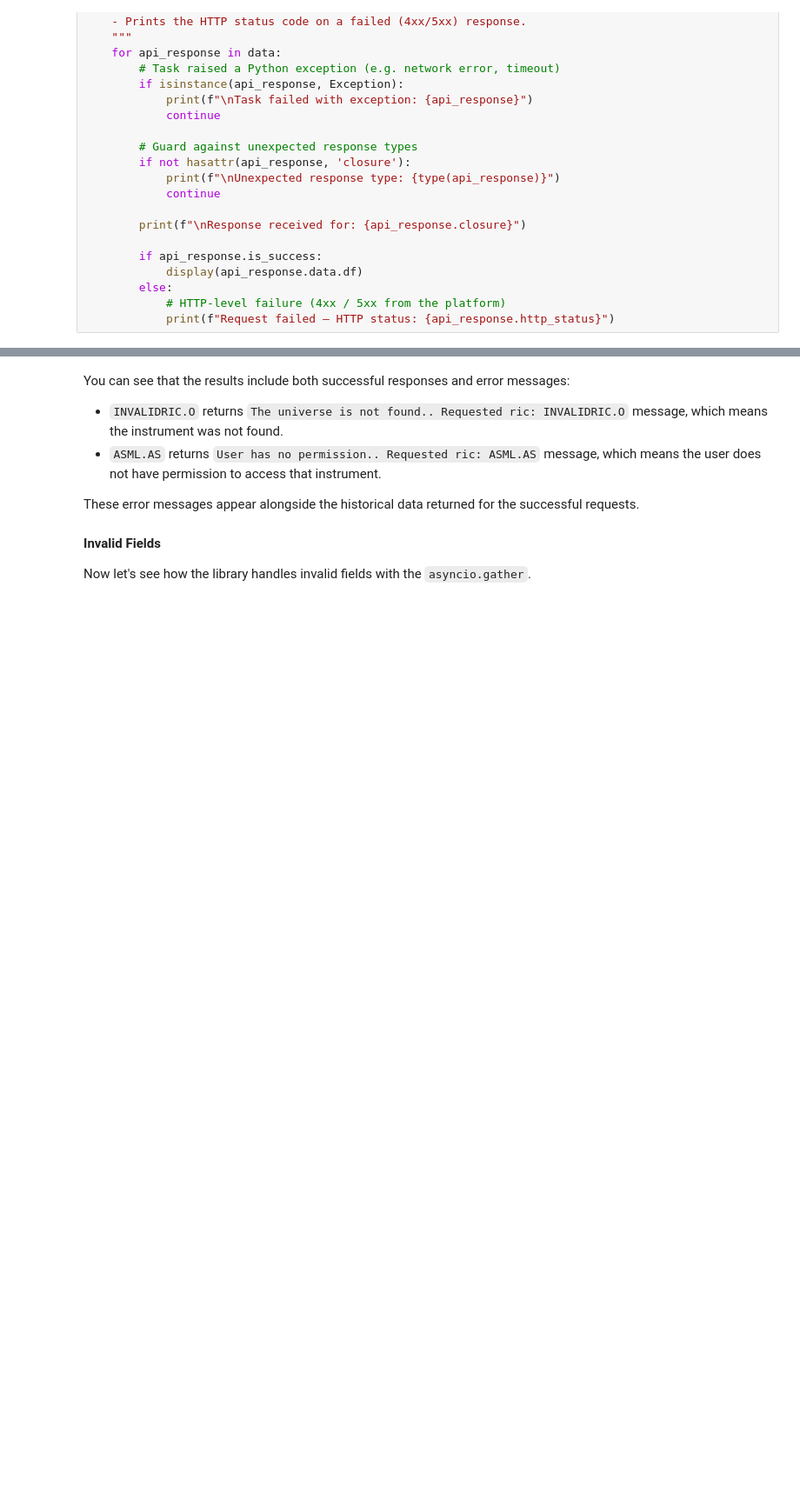
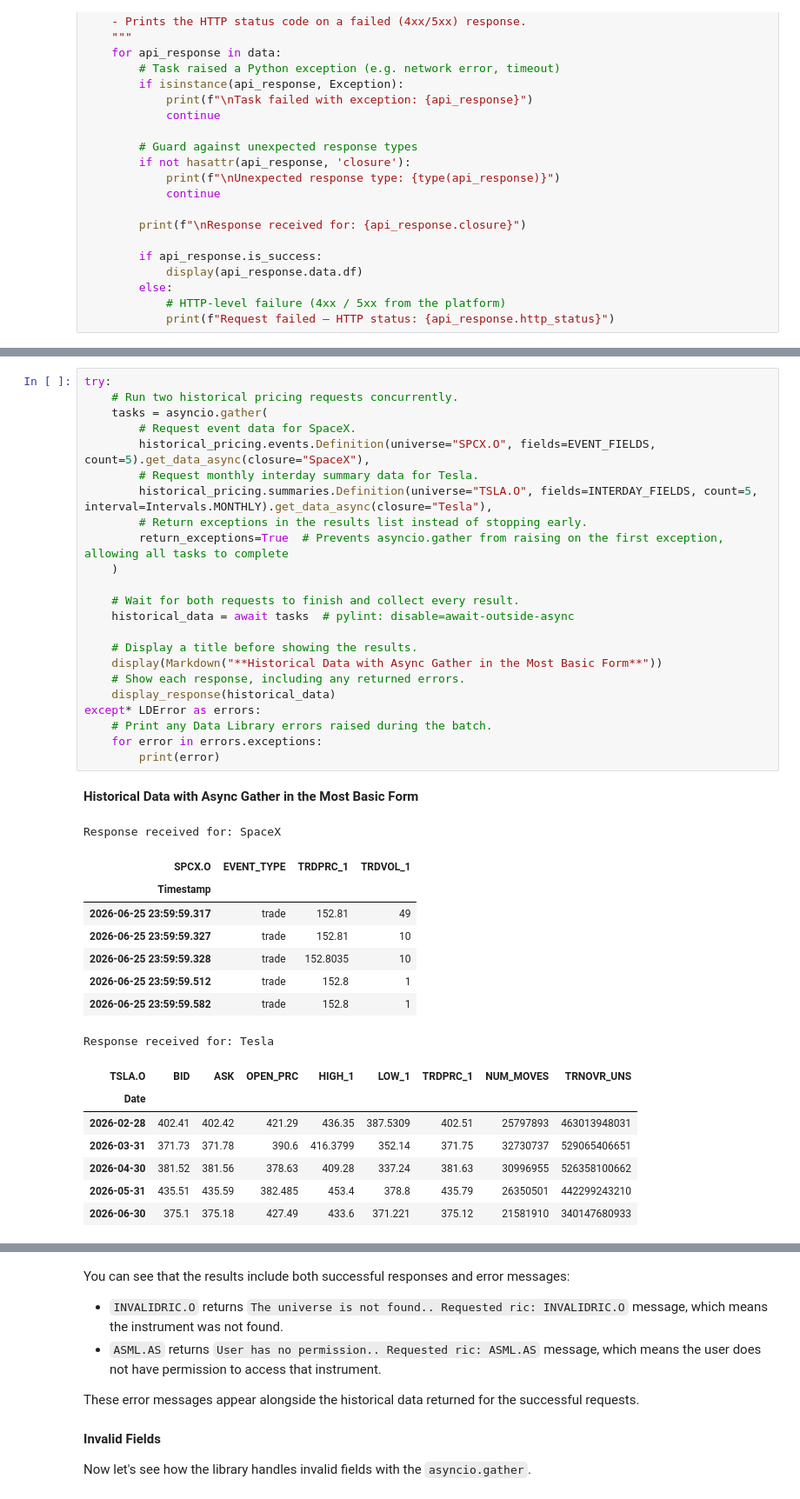
Before and after one commit to LSEG-API-Samples/Example.RDP.DataLibrary.Python.Async, a Jupyter notebook: notebook/ld_notebook_async_gather.ipynb, the cells around one changed output, grey strips where cells are left out. Shown at 87% size. Drawn from its saved outputs; the diff is of its cells as text; blank space fills up the shorter version.

```diff
--- a/notebook/ld_notebook_async_gather.ipynb
+++ b/notebook/ld_notebook_async_gather.ipynb
@@ -206,0 +208,41 @@ I am demonstrating with `historical_pricing.events.Definition` which returns His
+# %%
+try:
+    # Run two historical pricing requests concurrently.
+    tasks = asyncio.gather(
+        # Request event data for SpaceX.
+        historical_pricing.events.Definition(universe="SPCX.O", fields=EVENT_FIELDS, count=5).get_data_async(closure="SpaceX"),
+        # Request monthly interday summary data for Tesla.
+        historical_pricing.summaries.Definition(universe="TSLA.O", fields=INTERDAY_FIELDS, count=5, interval=Intervals.MONTHLY).get_data_async(closure="Tesla"),
+        # Return exceptions in the results list instead of stopping early.
+        return_exceptions=True  # Prevents asyncio.gather from raising on the first exception, allowing all tasks to complete
+    )
+
+    # Wait for both requests to finish and collect every result.
+    historical_data = await tasks  # pylint: disable=await-outside-async
+
+    # Display a title before showing the results.
+    display(Markdown("**Historical Data with Async Gather in the Most Basic Form**"))
+    # Show each response, including any returned errors.
+    display_response(historical_data)
+except* LDError as errors:
+    # Print any Data Library errors raised during the batch.
+    for error in errors.exceptions:
+        print(error)
+# %% [output]
+**Historical Data with Async Gather in the Most Basic Form**
+Response received for: SpaceX
+| SPCX.O | EVENT_TYPE | TRDPRC_1 | TRDVOL_1 |
+| Timestamp |  |  |  |
+| 2026-06-25 23:59:59.317 | trade | 152.81 | 49 |
+| 2026-06-25 23:59:59.327 | trade | 152.81 | 10 |
+| 2026-06-25 23:59:59.328 | trade | 152.8035 | 10 |
+| 2026-06-25 23:59:59.512 | trade | 152.8 | 1 |
+| 2026-06-25 23:59:59.582 | trade | 152.8 | 1 |
+Response received for: Tesla
+| TSLA.O | BID | ASK | OPEN_PRC | HIGH_1 | LOW_1 | TRDPRC_1 | NUM_MOVES | TRNOVR_UNS |
+| Date |  |  |  |  |  |  |  |  |
+| 2026-02-28 | 402.41 | 402.42 | 421.29 | 436.35 | 387.5309 | 402.51 | 25797893 | 463013948031 |
+| 2026-03-31 | 371.73 | 371.78 | 390.6 | 416.3799 | 352.14 | 371.75 | 32730737 | 529065406651 |
+| 2026-04-30 | 381.52 | 381.56 | 378.63 | 409.28 | 337.24 | 381.63 | 30996955 | 526358100662 |
+| 2026-05-31 | 435.51 | 435.59 | 382.485 | 453.4 | 378.8 | 435.79 | 26350501 | 442299243210 |
+| 2026-06-30 | 375.1 | 375.18 | 427.49 | 433.6 | 371.221 | 375.12 | 21581910 | 340147680933 |
```
Also changed, not shown: parts of 21 cells of this notebook, 13 other files.
